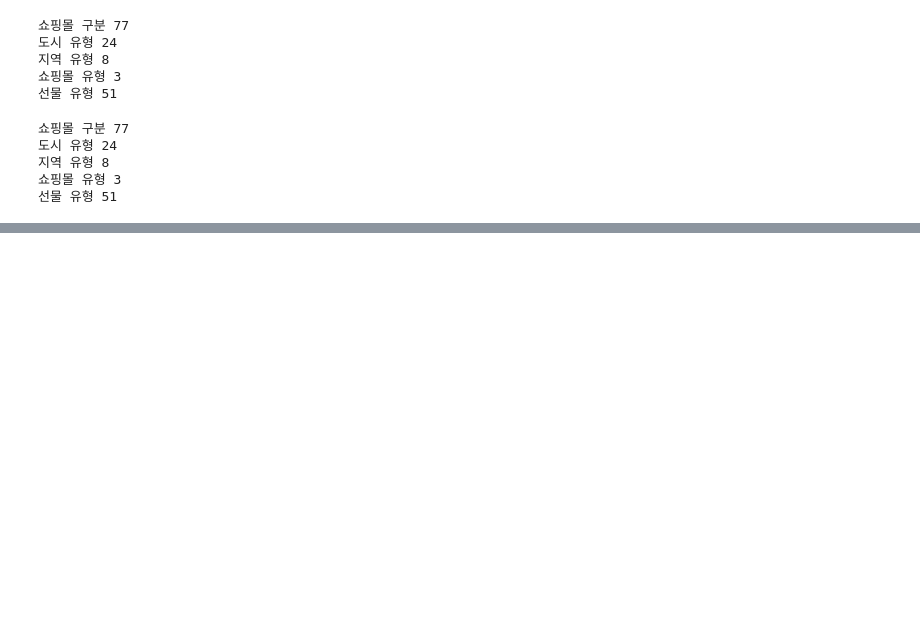
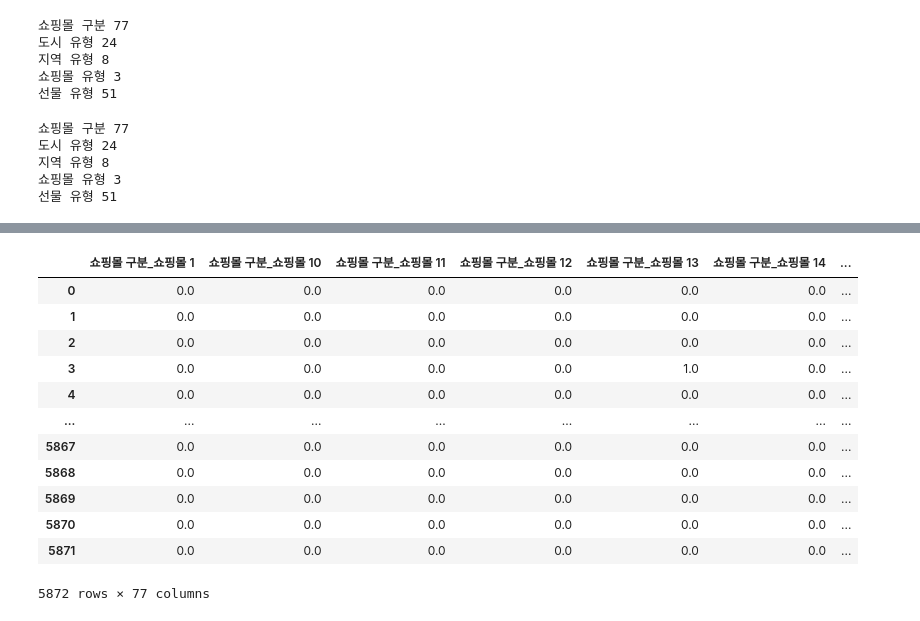
Before and after one commit to syl0702/dacon_chuseok, a Jupyter notebook: analysis.ipynb, the cells around one changed output, grey strips where cells are left out. Saved outputs shown, nothing was run; the diff lists cells and outputs as text; code cells hidden in the pictures; blank space fills up the shorter version.

```diff
--- a/analysis.ipynb
+++ b/analysis.ipynb
@@ -72,0 +137,20 @@ for col in cols:
+# %%
+column_check = '쇼핑몰 구분_쇼핑몰'
+
+shopping_mall_encheck = final_df.filter(like=column_check)
+
+shopping_mall_encheck
+# %% [output]
+|  | 쇼핑몰 구분_쇼핑몰 1 | 쇼핑몰 구분_쇼핑몰 10 | 쇼핑몰 구분_쇼핑몰 11 | 쇼핑몰 구분_쇼핑몰 12 | 쇼핑몰 구분_쇼핑몰 13 | 쇼핑몰 구분_쇼핑몰 14 | ... |
+| 0 | 0.0 | 0.0 | 0.0 | 0.0 | 0.0 | 0.0 | ... |
+| 1 | 0.0 | 0.0 | 0.0 | 0.0 | 0.0 | 0.0 | ... |
+| 2 | 0.0 | 0.0 | 0.0 | 0.0 | 0.0 | 0.0 | ... |
+| 3 | 0.0 | 0.0 | 0.0 | 0.0 | 1.0 | 0.0 | ... |
+| 4 | 0.0 | 0.0 | 0.0 | 0.0 | 0.0 | 0.0 | ... |
+| ... | ... | ... | ... | ... | ... | ... | ... |
+| 5867 | 0.0 | 0.0 | 0.0 | 0.0 | 0.0 | 0.0 | ... |
+| 5868 | 0.0 | 0.0 | 0.0 | 0.0 | 0.0 | 0.0 | ... |
+| 5869 | 0.0 | 0.0 | 0.0 | 0.0 | 0.0 | 0.0 | ... |
+| 5870 | 0.0 | 0.0 | 0.0 | 0.0 | 0.0 | 0.0 | ... |
+| 5871 | 0.0 | 0.0 | 0.0 | 0.0 | 0.0 | 0.0 | ... |
+5872 rows × 77 columns
```
Also changed, not shown: parts of 3 cells of this notebook.
